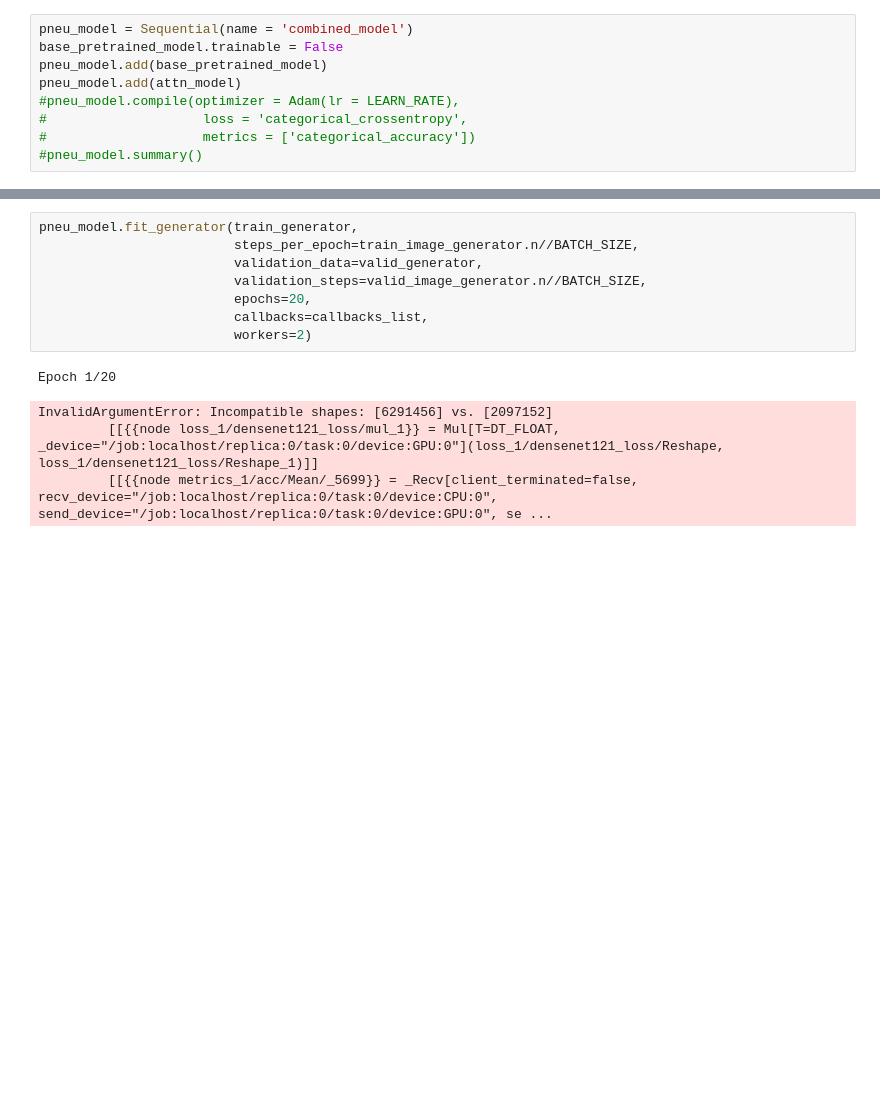
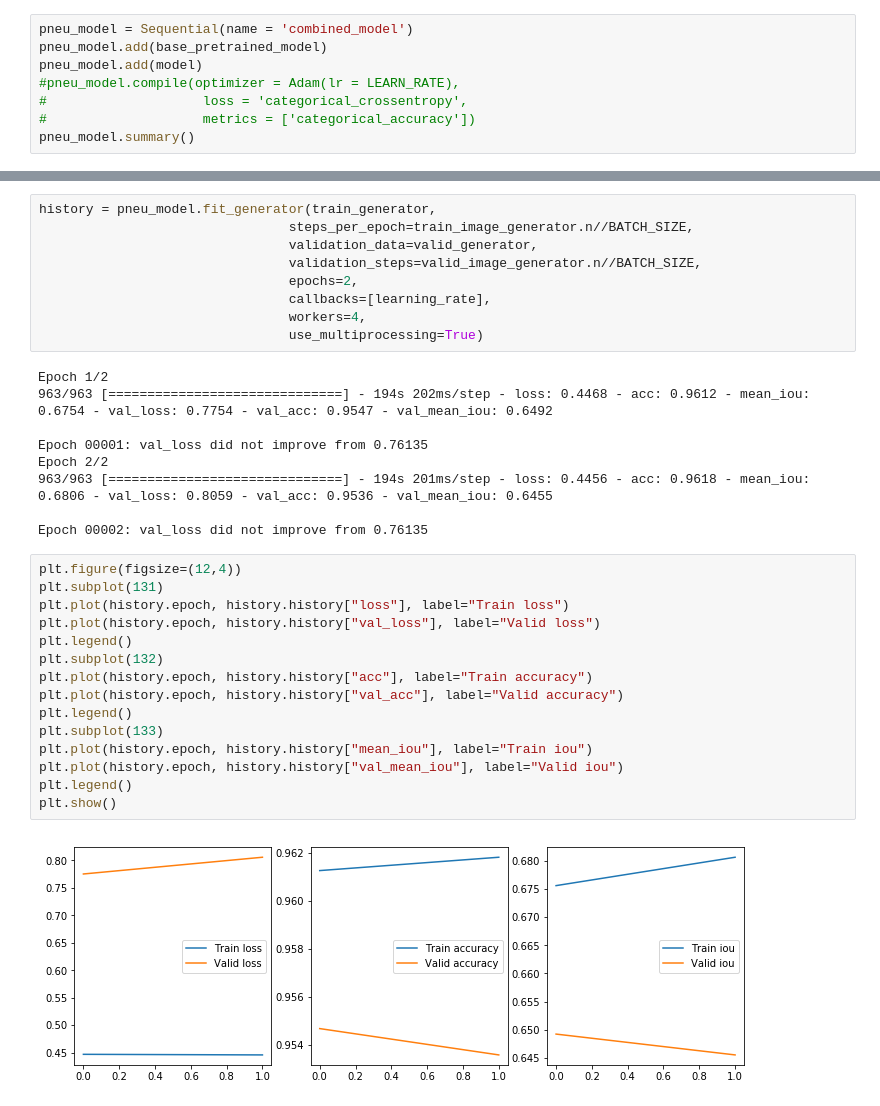
Before and after one commit to jsreid13/syde677-project, a Jupyter notebook: scripts/deepnet.ipynb, the cells around one changed output, grey strips where cells are left out. Saved outputs shown, nothing was run; the diff lists cells and outputs as text; blank space fills up the shorter version.

Commit message:
Got densenet121 transfer learning working

```diff
--- a/scripts/deepnet.ipynb
+++ b/scripts/deepnet.ipynb
@@ -450,11 +265,10 @@ Non-trainable params: 2,048
 _________________________________________________________________
 # %%
 pneu_model = Sequential(name = 'combined_model')
-base_pretrained_model.trainable = False
 pneu_model.add(base_pretrained_model)
-pneu_model.add(attn_model)
+pneu_model.add(model)
 #pneu_model.compile(optimizer = Adam(lr = LEARN_RATE),
 #                    loss = 'categorical_crossentropy',
 #                    metrics = ['categorical_accuracy'])
-#pneu_model.summary()
+pneu_model.summary()
 # %% [output]
@@ -509,13 +337,35 @@ NameError: name 'ModelCheckpoint' is not defined
 # %%
-pneu_model.fit_generator(train_generator,
-                         steps_per_epoch=train_image_generator.n//BATCH_SIZE,
-                         validation_data=valid_generator,
-                         validation_steps=valid_image_generator.n//BATCH_SIZE,
-                         epochs=20,
-                         callbacks=callbacks_list,
-                         workers=2)
+history = pneu_model.fit_generator(train_generator,
+                                steps_per_epoch=train_image_generator.n//BATCH_SIZE,
+                                validation_data=valid_generator,
+                                validation_steps=valid_image_generator.n//BATCH_SIZE,
+                                epochs=2,
+                                callbacks=[learning_rate],
+                                workers=4,
+                                use_multiprocessing=True)
 # %% [output]
-Epoch 1/20
+Epoch 1/2
+963/963 [==============================] - 194s 202ms/step - loss: 0.4468 - acc: 0.9612 - mean_iou: 0.6754 - val_loss: 0.7754 - val_acc: 0.9547 - val_mean_iou: 0.6492
+
+Epoch 00001: val_loss did not improve from 0.76135
+Epoch 2/2
+963/963 [==============================] - 194s 201ms/step - loss: 0.4456 - acc: 0.9618 - mean_iou: 0.6806 - val_loss: 0.8059 - val_acc: 0.9536 - val_mean_iou: 0.6455
+
+Epoch 00002: val_loss did not improve from 0.76135
-InvalidArgumentError: Incompatible shapes: [6291456] vs. [2097152]
-         [[{{node loss_1/densenet121_loss/mul_1}} = Mul[T=DT_FLOAT, _device="/job:localhost/replica:0/task:0/device:GPU:0"](loss_1/densenet121_loss/Reshape, loss_1/densenet121_loss/Reshape_1)]]
-         [[{{node metrics_1/acc/Mean/_5699}} = _Recv[client_terminated=false, recv_device="/job:localhost/replica:0/task:0/device:CPU:0", send_device="/job:localhost/replica:0/task:0/device:GPU:0", se ...
+# %%
+plt.figure(figsize=(12,4))
+plt.subplot(131)
+plt.plot(history.epoch, history.history["loss"], label="Train loss")
+plt.plot(history.epoch, history.history["val_loss"], label="Valid loss")
+plt.legend()
+plt.subplot(132)
+plt.plot(history.epoch, history.history["acc"], label="Train accuracy")
+plt.plot(history.epoch, history.history["val_acc"], label="Valid accuracy")
+plt.legend()
+plt.subplot(133)
+plt.plot(history.epoch, history.history["mean_iou"], label="Train iou")
+plt.plot(history.epoch, history.history["val_mean_iou"], label="Valid iou")
+plt.legend()
+plt.show()
+# %% [output]
+[figure, added]
```
Also changed, not shown: parts of 17 cells of this notebook.
